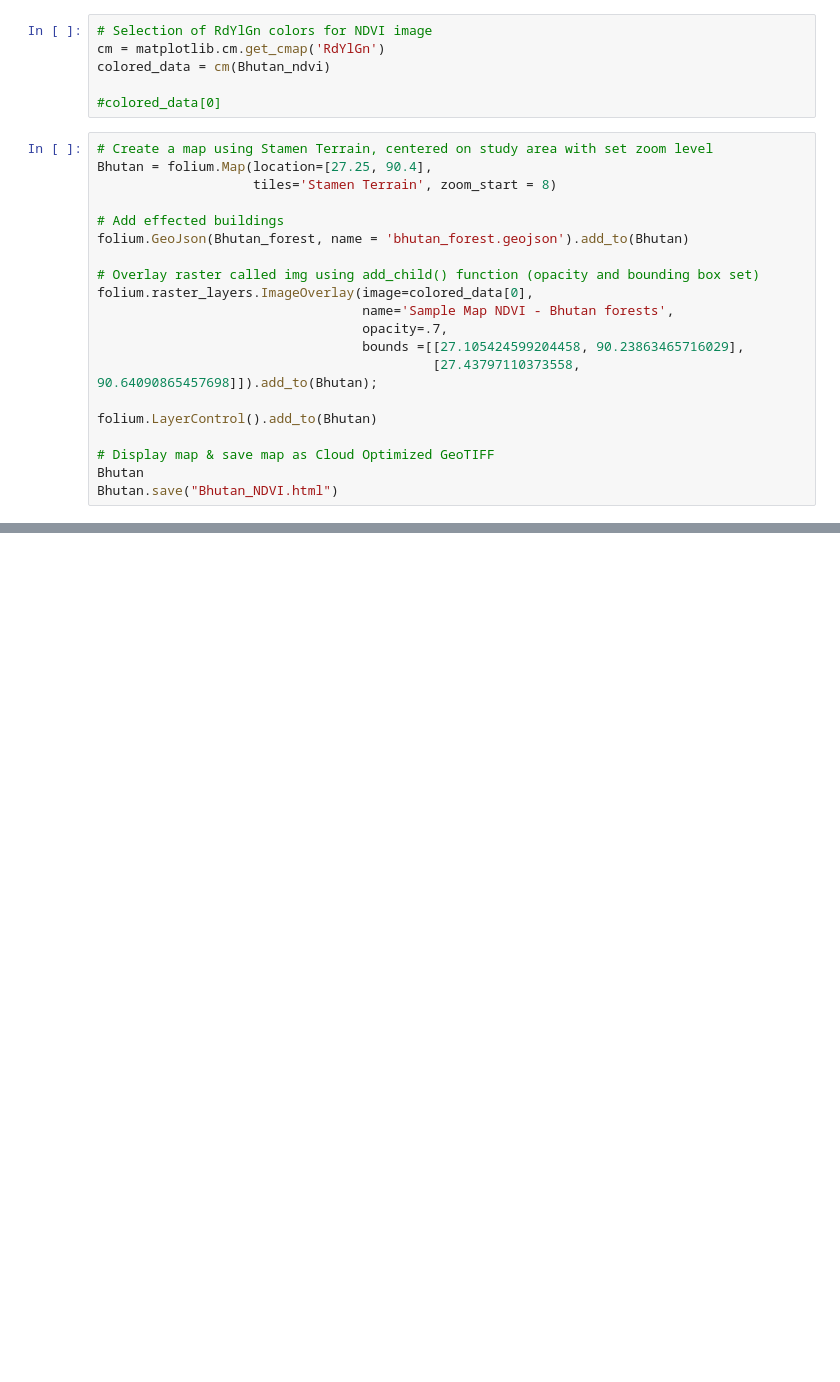
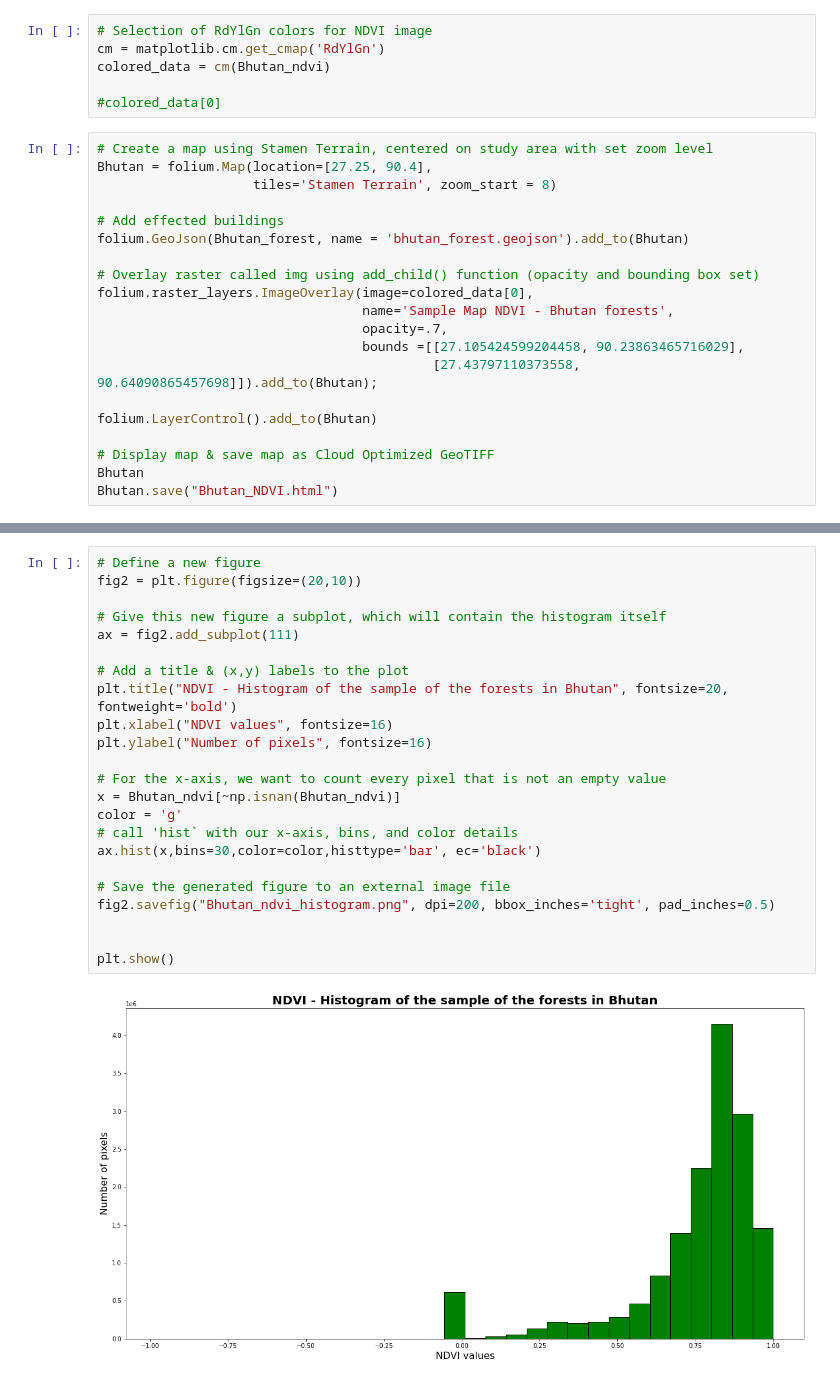
Before and after one commit to diegoalarc/Challenge_up42, a Jupyter notebook: Up42_Challenge_Sentinel_2.ipynb, the cells around one changed output, grey strips where cells are left out. Drawn from its saved outputs; the diff is of its cells as text; blank space fills up the shorter version.

```diff
--- a/Up42_Challenge_Sentinel_2.ipynb
+++ b/Up42_Challenge_Sentinel_2.ipynb
@@ -355,0 +404,25 @@ Bhutan.save("Bhutan_NDVI.html")
+# %%
+# Define a new figure
+fig2 = plt.figure(figsize=(20,10))
+
+# Give this new figure a subplot, which will contain the histogram itself
+ax = fig2.add_subplot(111)
+
+# Add a title & (x,y) labels to the plot
+plt.title("NDVI - Histogram of the sample of the forests in Bhutan", fontsize=20, fontweight='bold')
+plt.xlabel("NDVI values", fontsize=16)
+plt.ylabel("Number of pixels", fontsize=16)
+
+# For the x-axis, we want to count every pixel that is not an empty value
+x = Bhutan_ndvi[~np.isnan(Bhutan_ndvi)]
+color = 'g'
+# call 'hist` with our x-axis, bins, and color details
+ax.hist(x,bins=30,color=color,histtype='bar', ec='black')
+
+# Save the generated figure to an external image file
+fig2.savefig("Bhutan_ndvi_histogram.png", dpi=200, bbox_inches='tight', pad_inches=0.5)
+
+
+plt.show()
+# %% [output]
+[figure, added]
```
Also changed, not shown: parts of 15 cells of this notebook, 4 other files.
